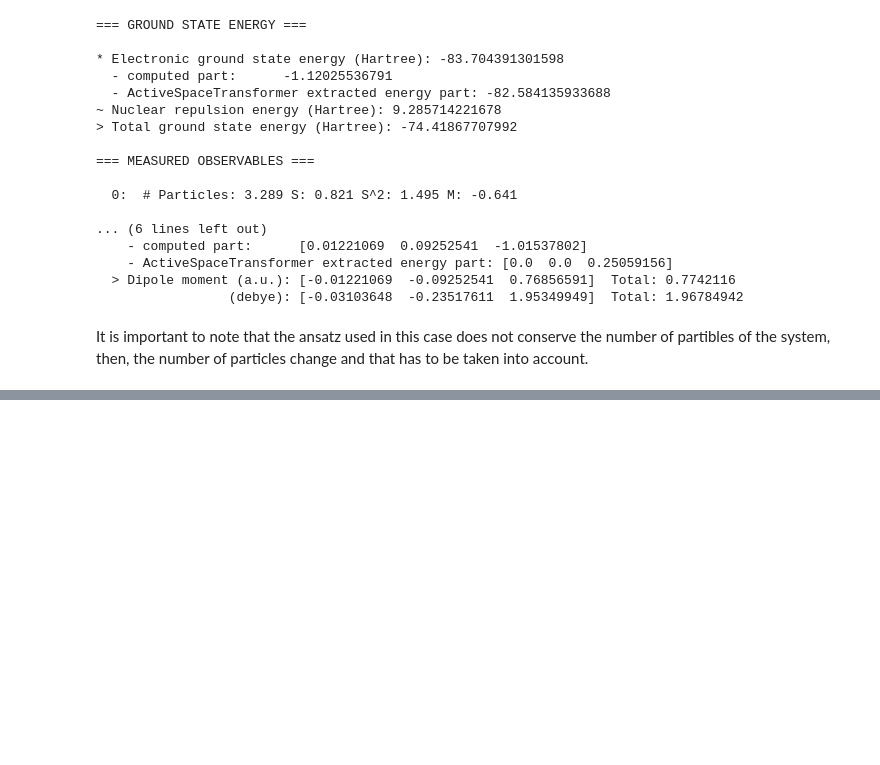
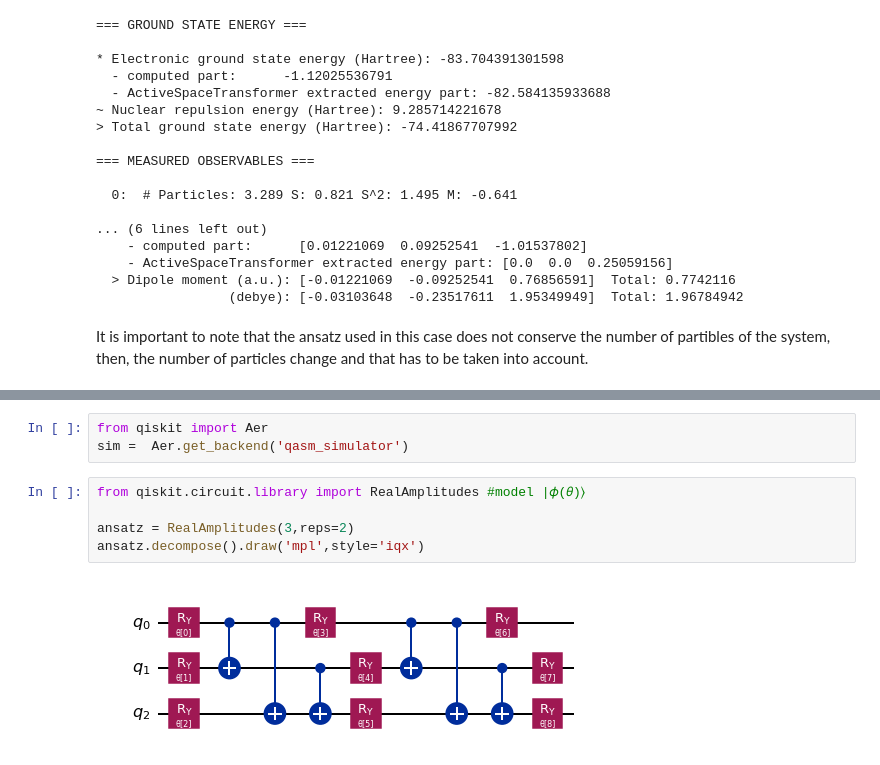
Before and after one commit to cagalvisf/IBM-Quantum-Challenge-Fall-2021, a Jupyter notebook: Part 2 - Qiskit Nature & Finance - Max Rossmannek & Julien Gacon.ipynb, the cells around one changed output, grey strips where cells are left out. Drawn from its saved outputs; the diff is of its cells as text; blank space fills up the shorter version.

Commit message:
Qiskit finance tutorial

```diff
--- a/Part 2 - Qiskit Nature & Finance - Max Rossmannek & Julien Gacon.ipynb
+++ b/Part 2 - Qiskit Nature & Finance - Max Rossmannek & Julien Gacon.ipynb
@@ -357,0 +451,10 @@ mu = np.arra
+# %%
+from qiskit import Aer
+sim =  Aer.get_backend('qasm_simulator')
+# %%
+from qiskit.circuit.library import RealAmplitudes #model |𝜙(𝜃)⟩
+
+ansatz = RealAmplitudes(3,reps=2)
+ansatz.decompose().draw('mpl',style='iqx')
+# %% [output]
+[figure, added]
```
Also changed, not shown: parts of 37 cells of this notebook.
